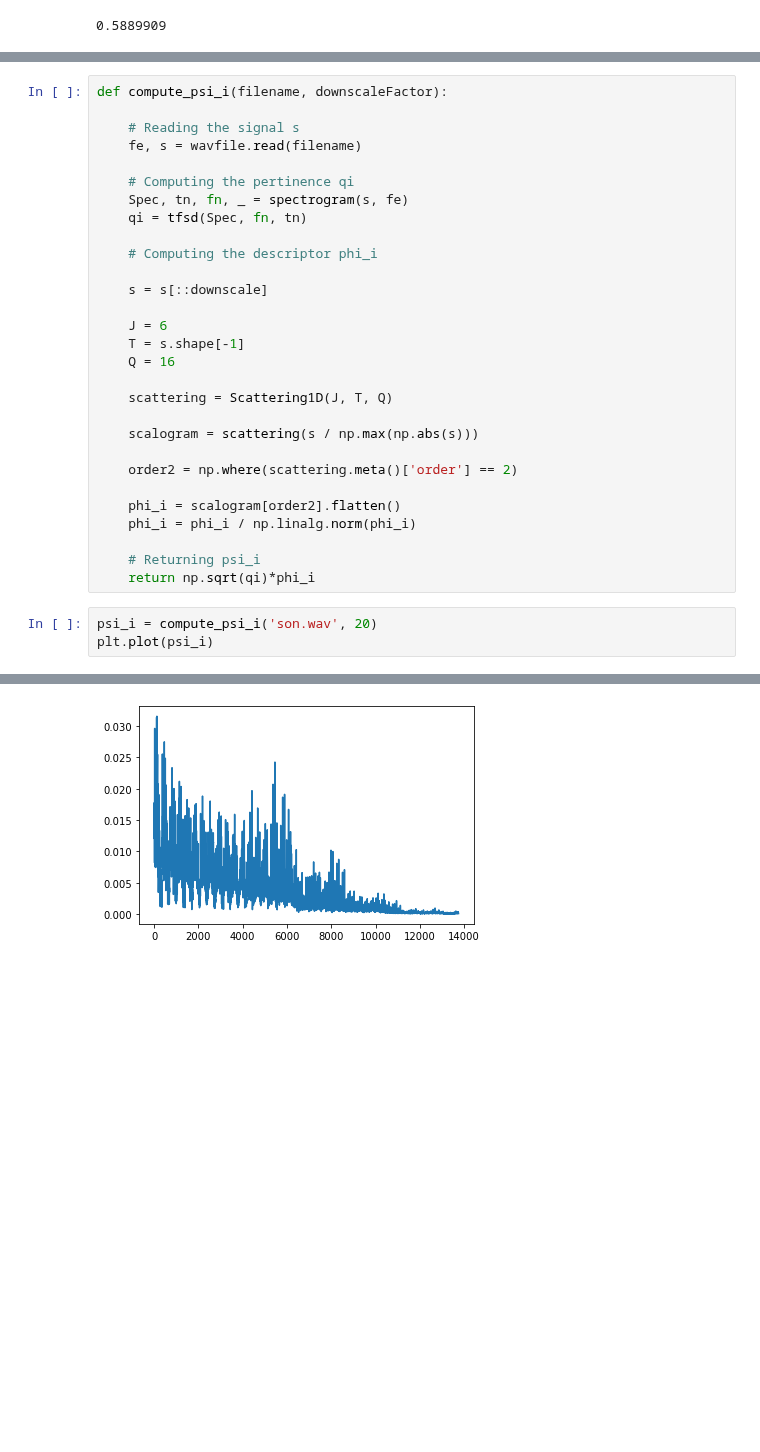
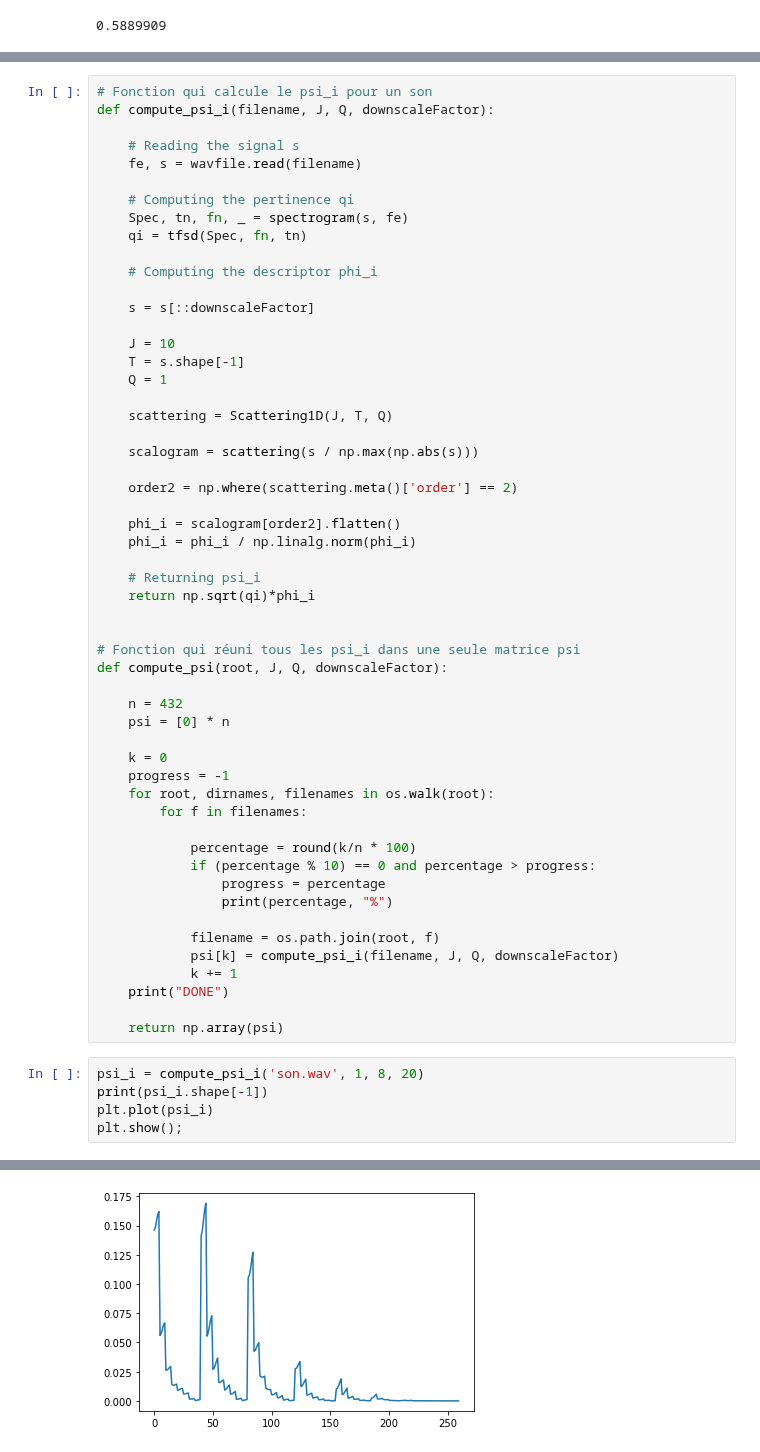
Before and after one commit to outidrarine/Detpop, a Jupyter notebook: PsiConstruction.ipynb, the cells around one changed output, grey strips where cells are left out. Drawn from its saved outputs; the diff is of its cells as text; blank space fills up the shorter version.

Commit message:
Reprise au propre du script pour construire psi

```diff
--- a/PsiConstruction.ipynb
+++ b/PsiConstruction.ipynb
@@ -168,5 +174,6 @@ print(qi)
 # %%
-def compute_psi_i(filename, downscaleFactor):
+# Fonction qui calcule le psi_i pour un son
+def compute_psi_i(filename, J, Q, downscaleFactor):
 
     # Reading the signal s
     fe, s = wavfile.read(filename)
@@ -177,11 +184,11 @@ def compute_psi_i(filename, downscaleFactor):
 
     # Computing the descriptor phi_i
 
-    s = s[::downscale]
+    s = s[::downscaleFactor]
 
-    J = 6
+    J = 10
     T = s.shape[-1]
-    Q = 16
+    Q = 1
 
     scattering = Scattering1D(J, T, Q)
 
@@ -194,7 +201,33 @@ def compute_psi_i(filename, downscaleFactor):
 
     # Returning psi_i
     return np.sqrt(qi)*phi_i
+
+
+# Fonction qui réuni tous les psi_i dans une seule matrice psi
+def compute_psi(root, J, Q, downscaleFactor):
+
+    n = 432
+    psi = [0] * n
+
+    k = 0
+    progress = -1
+    for root, dirnames, filenames in os.walk(root):
+        for f in filenames:
+
+            percentage = round(k/n * 100)
+            if (percentage % 10) == 0 and percentage > progress:
+                progress = percentage
+                print(percentage, "%")
+
+            filename = os.path.join(root, f)
+            psi[k] = compute_psi_i(filename, J, Q, downscaleFactor)
+            k += 1
+    print("DONE")
+
+    return np.array(psi)
 # %%
-psi_i = compute_psi_i('son.wav', 20)
+psi_i = compute_psi_i('son.wav', 1, 8, 20)
+print(psi_i.shape[-1])
 plt.plot(psi_i)
+plt.show();
 # %% [output]
@@ -202 +235 @@ plt.plot(psi_i)
-[figure, old version]
+[figure, new version]
```
Also changed, not shown: parts of 9 cells of this notebook.
